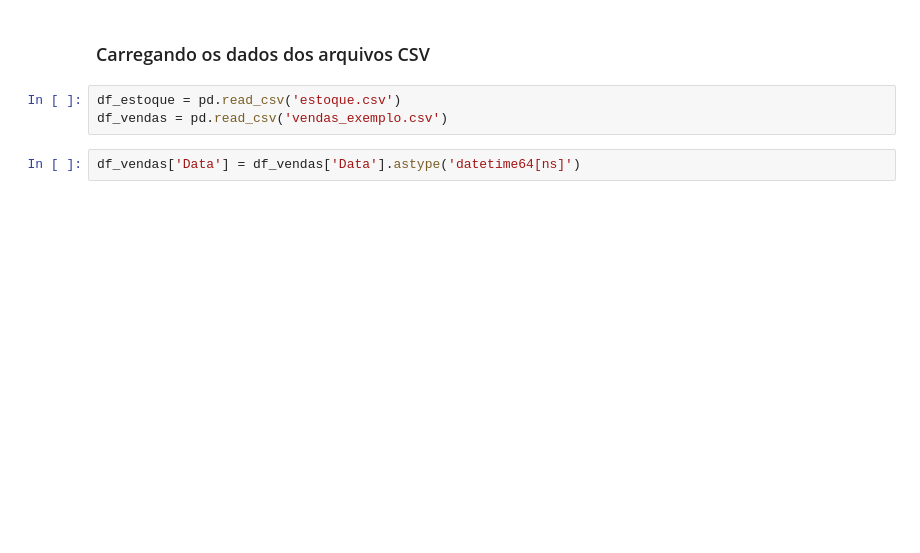
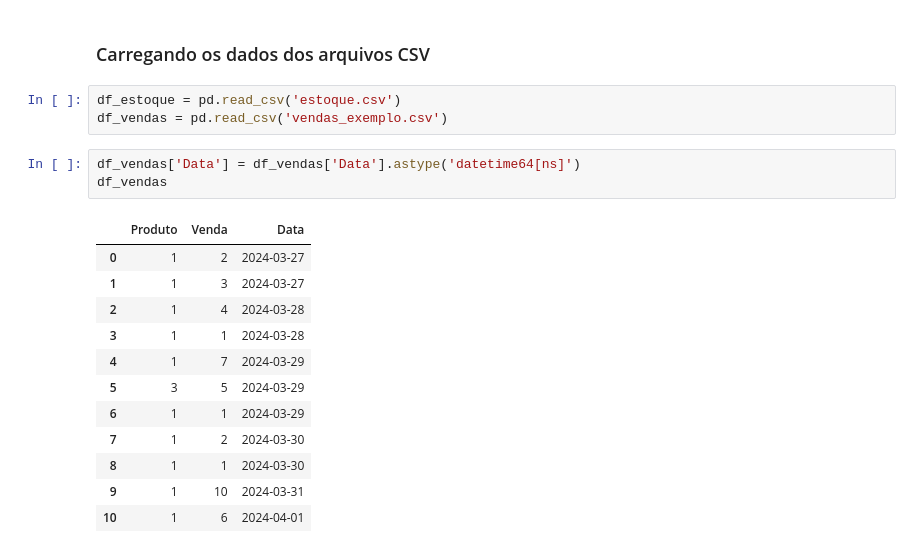
Before and after one commit to gilmarbljr/DataScience, a Jupyter notebook: Controle_de_Estoque/dados_demanda.ipynb, the cells around one changed output. Drawn from its saved outputs; the diff is of its cells as text; blank space fills up the shorter version.

```diff
--- a/Controle_de_Estoque/dados_demanda.ipynb
+++ b/Controle_de_Estoque/dados_demanda.ipynb
@@ -9,3 +11,17 @@ df_estoque = pd.read_csv('estoque.csv')
 df_vendas = pd.read_csv('vendas_exemplo.csv')
 # %%
 df_vendas['Data'] = df_vendas['Data'].astype('datetime64[ns]')
+df_vendas
+# %% [output]
+|  | Produto | Venda | Data |
+| 0 | 1 | 2 | 2024-03-27 |
+| 1 | 1 | 3 | 2024-03-27 |
+| 2 | 1 | 4 | 2024-03-28 |
+| 3 | 1 | 1 | 2024-03-28 |
+| 4 | 1 | 7 | 2024-03-29 |
+| 5 | 3 | 5 | 2024-03-29 |
+| 6 | 1 | 1 | 2024-03-29 |
+| 7 | 1 | 2 | 2024-03-30 |
+| 8 | 1 | 1 | 2024-03-30 |
+| 9 | 1 | 10 | 2024-03-31 |
+| 10 | 1 | 6 | 2024-04-01 |
```
Also changed, not shown: parts of 11 cells of this notebook, 2 other files.
